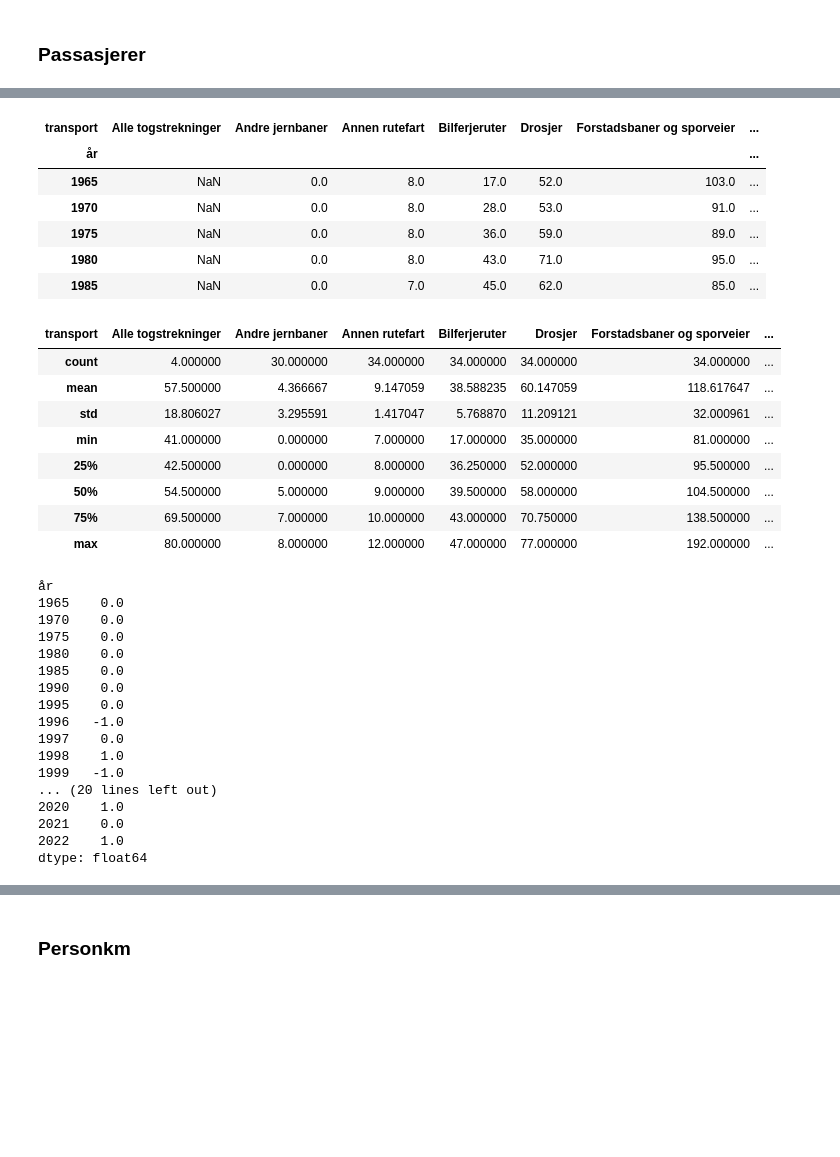
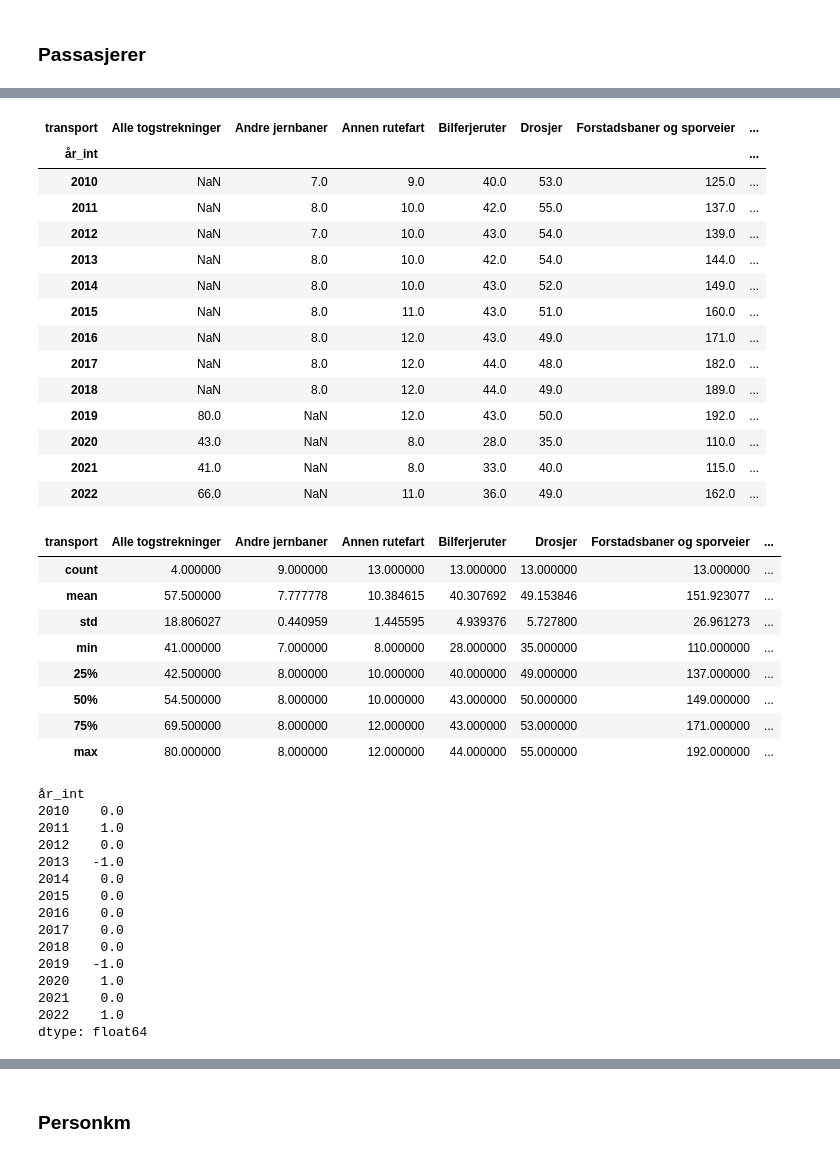
Before and after one commit to nori-parelius/InnenlandskTransport, a Jupyter notebook: transport.ipynb, the cells around one changed output, grey strips where cells are left out. Saved outputs shown, nothing was run; the diff lists cells and outputs as text; code cells hidden in the pictures; blank space fills up the shorter version.

```diff
--- a/transport.ipynb
+++ b/transport.ipynb
@@ -138,3 +138,5 @@ print(df[df.isna().any(axis=1)]['transport'].unique())
  'Lufttransport mellom norske flyplasser som del av utenlandsreise']
 # %% [markdown]
 ### Passasjerer
+# %%
+df["år_int"] = df["år"].map(lambda x: int(x[:4]))
@@ -141,46 +152,52 @@ print(df[df.isna().any(axis=1)]['transport'].unique())
 # %%
-df_pass=df[df["statistikkvariabel"]=="Passasjerer (mill.)"]
-df_pass=df_pass.pivot(index='år', columns='transport', values='value')
+df_pass=df[(df["statistikkvariabel"]=="Passasjerer (mill.)") & (df["år_int"]>2009)]
+df_pass=df_pass.pivot(index='år_int', columns='transport', values='value')
 # %%
-df_pass.head()
+df_pass
 # %% [output]
 | transport | Alle togstrekninger | Andre jernbaner | Annen rutefart | Bilferjeruter | Drosjer | Forstadsbaner og sporveier | ... |
-| år |  |  |  |  |  |  | ... |
-| 1965 | NaN | 0.0 | 8.0 | 17.0 | 52.0 | 103.0 | ... |
-| 1970 | NaN | 0.0 | 8.0 | 28.0 | 53.0 | 91.0 | ... |
-| 1975 | NaN | 0.0 | 8.0 | 36.0 | 59.0 | 89.0 | ... |
-| 1980 | NaN | 0.0 | 8.0 | 43.0 | 71.0 | 95.0 | ... |
-| 1985 | NaN | 0.0 | 7.0 | 45.0 | 62.0 | 85.0 | ... |
+| år_int |  |  |  |  |  |  | ... |
+| 2010 | NaN | 7.0 | 9.0 | 40.0 | 53.0 | 125.0 | ... |
+| 2011 | NaN | 8.0 | 10.0 | 42.0 | 55.0 | 137.0 | ... |
+| 2012 | NaN | 7.0 | 10.0 | 43.0 | 54.0 | 139.0 | ... |
+| 2013 | NaN | 8.0 | 10.0 | 42.0 | 54.0 | 144.0 | ... |
+| 2014 | NaN | 8.0 | 10.0 | 43.0 | 52.0 | 149.0 | ... |
+| 2015 | NaN | 8.0 | 11.0 | 43.0 | 51.0 | 160.0 | ... |
+| 2016 | NaN | 8.0 | 12.0 | 43.0 | 49.0 | 171.0 | ... |
+| 2017 | NaN | 8.0 | 12.0 | 44.0 | 48.0 | 182.0 | ... |
+| 2018 | NaN | 8.0 | 12.0 | 44.0 | 49.0 | 189.0 | ... |
+| 2019 | 80.0 | NaN | 12.0 | 43.0 | 50.0 | 192.0 | ... |
+| 2020 | 43.0 | NaN | 8.0 | 28.0 | 35.0 | 110.0 | ... |
+| 2021 | 41.0 | NaN | 8.0 | 33.0 | 40.0 | 115.0 | ... |
+| 2022 | 66.0 | NaN | 11.0 | 36.0 | 49.0 | 162.0 | ... |
 # %%
 df_pass.describe()
 # %% [output]
 | transport | Alle togstrekninger | Andre jernbaner | Annen rutefart | Bilferjeruter | Drosjer | Forstadsbaner og sporveier | ... |
-| count | 4.000000 | 30.000000 | 34.000000 | 34.000000 | 34.000000 | 34.000000 | ... |
-| mean | 57.500000 | 4.366667 | 9.147059 | 38.588235 | 60.147059 | 118.617647 | ... |
-| std | 18.806027 | 3.295591 | 1.417047 | 5.768870 | 11.209121 | 32.000961 | ... |
-| min | 41.000000 | 0.000000 | 7.000000 | 17.000000 | 35.000000 | 81.000000 | ... |
-| 25% | 42.500000 | 0.000000 | 8.000000 | 36.250000 | 52.000000 | 95.500000 | ... |
-| 50% | 54.500000 | 5.000000 | 9.000000 | 39.500000 | 58.000000 | 104.500000 | ... |
-| 75% | 69.500000 | 7.000000 | 10.000000 | 43.000000 | 70.750000 | 138.500000 | ... |
-| max | 80.000000 | 8.000000 | 12.000000 | 47.000000 | 77.000000 | 192.000000 | ... |
+| count | 4.000000 | 9.000000 | 13.000000 | 13.000000 | 13.000000 | 13.000000 | ... |
+| mean | 57.500000 | 7.777778 | 10.384615 | 40.307692 | 49.153846 | 151.923077 | ... |
+| std | 18.806027 | 0.440959 | 1.445595 | 4.939376 | 5.727800 | 26.961273 | ... |
+| min | 41.000000 | 7.000000 | 8.000000 | 28.000000 | 35.000000 | 110.000000 | ... |
+| 25% | 42.500000 | 8.000000 | 10.000000 | 40.000000 | 49.000000 | 137.000000 | ... |
+| 50% | 54.500000 | 8.000000 | 10.000000 | 43.000000 | 50.000000 | 149.000000 | ... |
+| 75% | 69.500000 | 8.000000 | 12.000000 | 43.000000 | 53.000000 | 171.000000 | ... |
+| max | 80.000000 | 8.000000 | 12.000000 | 44.000000 | 55.000000 | 192.000000 | ... |
 # %%
 #df_pass['Skinnegående transport']+df_pass['Lufttransport']+df_pass['Veitransport']+df_pass['Sjøtransport']==df_pass['Persontransport i alt']
 # %%
 print(df_pass['Skinnegående transport']+df_pass['Lufttransport']+df_pass['Veitransport']+df_pass['Sjøtransport']-df_pass['Persontransport i alt'])
 # %% [output]
-år
-1965    0.0
-1970    0.0
-1975    0.0
-1980    0.0
-1985    0.0
-1990    0.0
-1995    0.0
-1996   -1.0
-1997    0.0
-1998    1.0
-1999   -1.0
-... (20 lines left out)
+år_int
+2010    0.0
+2011    1.0
+2012    0.0
+2013   -1.0
+2014    0.0
+2015    0.0
+2016    0.0
+2017    0.0
+2018    0.0
+2019   -1.0
 2020    1.0
 2021    0.0
 2022    1.0
```
Also changed, not shown: parts of 32 cells of this notebook, 6 other files.
